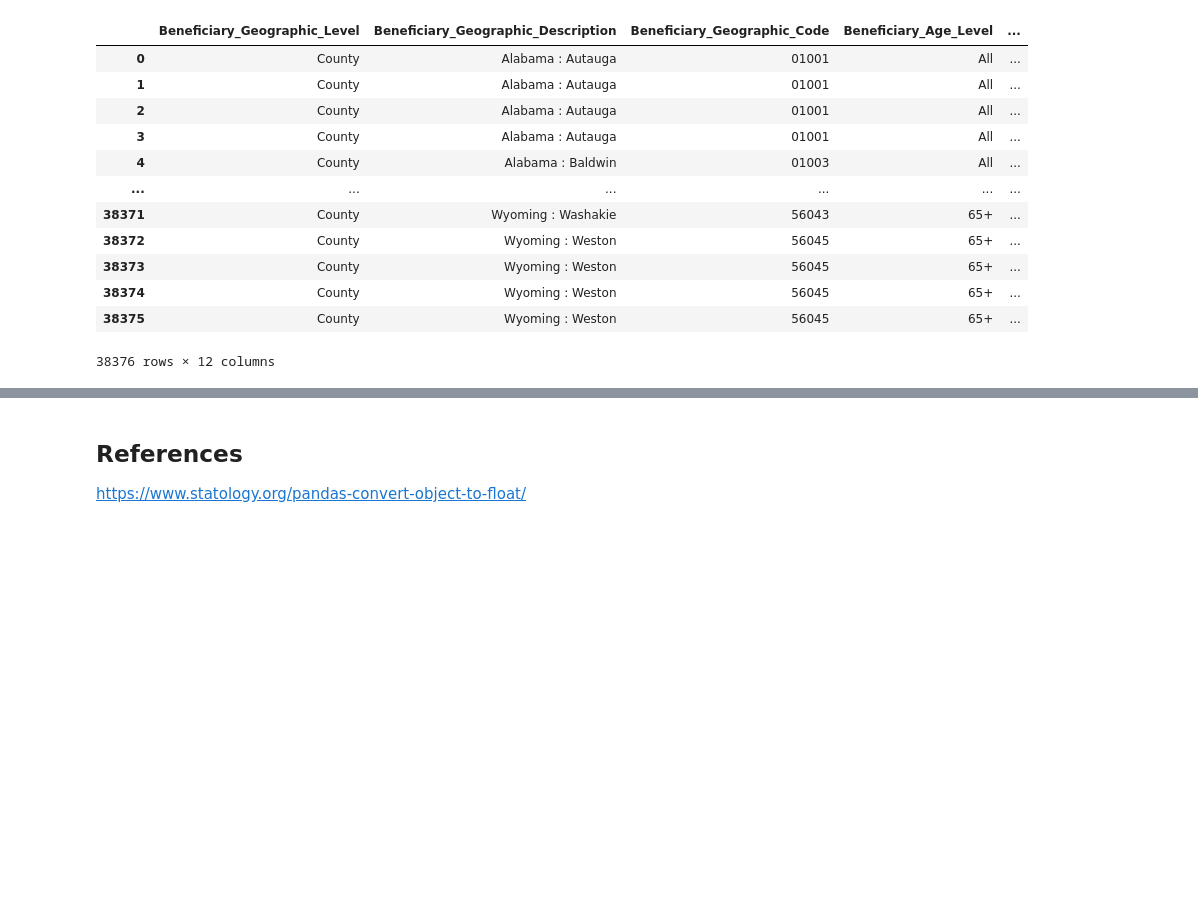
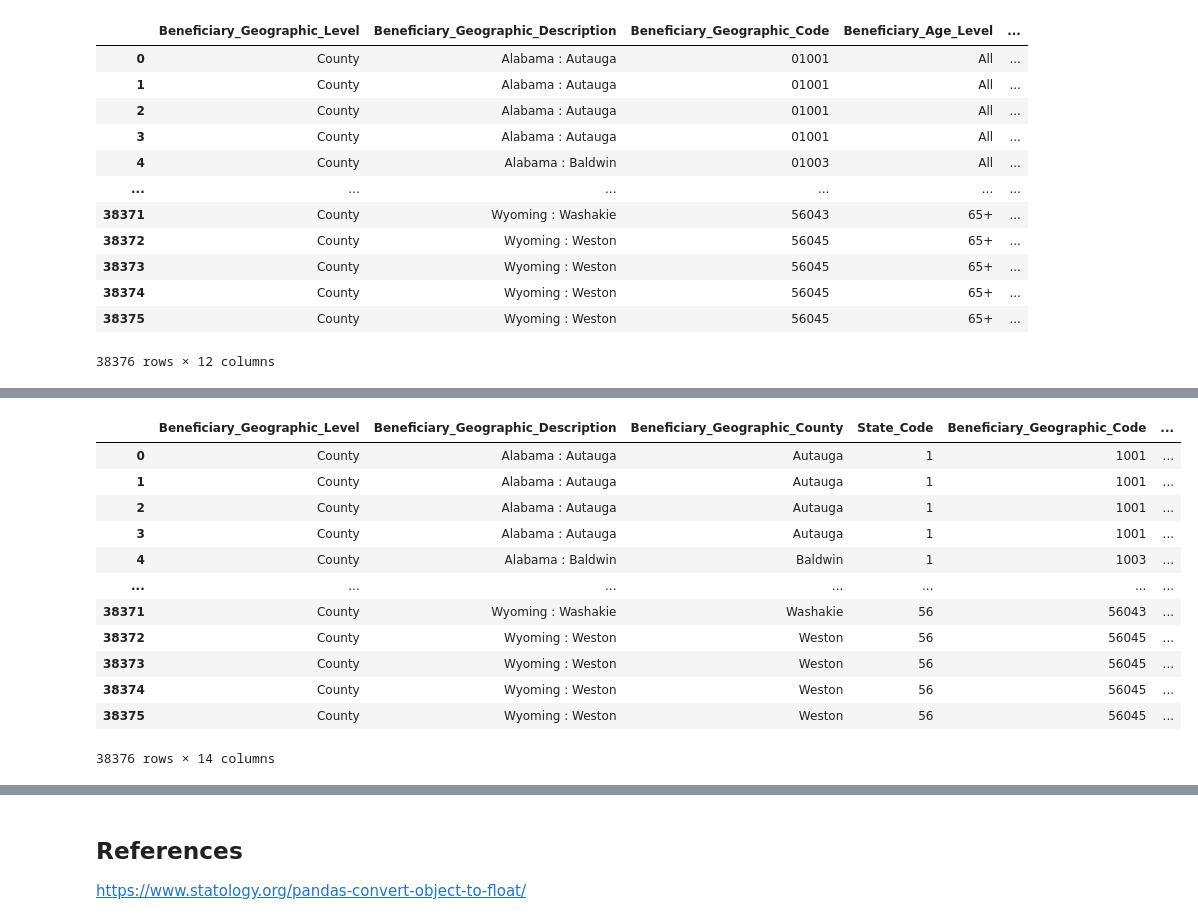
Before and after one commit to ShipraGupta16/Project_1, a Jupyter notebook: multiple_chronic_conditions_cms_2017.ipynb, the cells around one changed output, grey strips where cells are left out. Saved outputs shown, nothing was run; the diff lists cells and outputs as text; code cells hidden in the pictures; blank space fills up the shorter version.

```diff
--- a/multiple_chronic_conditions_cms_2017.ipynb
+++ b/multiple_chronic_conditions_cms_2017.ipynb
@@ -308,0 +305,4 @@ mcc_county_df.describe()
+# %%
+# creating a County column from the Beneficiary_Geographic_Description column
+mcc_county_df["Beneficiary_Geographic_County"] = mcc_county_df["Beneficiary_Geographic_Description"].str.split(": ").str[1]
+mcc_county_df
@@ -308,0 +323,4 @@ mcc_county_df.describe()
+# %%
+# converting the datatype of Beneficiary_Geographic_Code
+mcc_county_df["Beneficiary_Geographic_Code"] = mcc_county_df["Beneficiary_Geographic_Code"].apply(pd.to_numeric, errors='coerce')
+mcc_county_df.info()
@@ -308,0 +348,5 @@ mcc_county_df.describe()
+# %%
+# creating a State code from Beneficiary_Geographic_Code to merge with geojson data later
+# Using floor division to extract the
+mcc_county_df.loc[:,"State_Code"] = mcc_county_df["Beneficiary_Geographic_Code"] // 1000
+mcc_county_df
@@ -308,0 +367,24 @@ mcc_county_df.describe()
+# %%
+# Rearranging the columns of mcc_county_df
+mcc_county_df = mcc_county_df[["Beneficiary_Geographic_Level", "Beneficiary_Geographic_Description", \
+                               "State_Code", "Beneficiary_Geographic_County", "Beneficiary_Geographic_Code", \
+                               "Beneficiary_Age_Level", "Beneficiary_Demographic_Level", \
+                               "Beneficiary_Demographic_Description", "Beneficiary_Multiple_Chronic_Condition_Group",
+                               "Prevalence", "Total_Medicare_Standardized_Per_Capita_Spending", \
+                               "Total_Medicare_Per_Capita_Spending", "Hospital_Readmission_Rate", \
+                               "Emergency_Room_Visits_per_1,000_Beneficiaries"]]
+mcc_county_df
+# %% [output]
+|  | Beneficiary_Geographic_Level | Beneficiary_Geographic_Description | Beneficiary_Geographic_County | State_Code | Beneficiary_Geographic_Code | ... |
+| 0 | County | Alabama : Autauga | Autauga | 1 | 1001 | ... |
+| 1 | County | Alabama : Autauga | Autauga | 1 | 1001 | ... |
+| 2 | County | Alabama : Autauga | Autauga | 1 | 1001 | ... |
+| 3 | County | Alabama : Autauga | Autauga | 1 | 1001 | ... |
+| 4 | County | Alabama : Baldwin | Baldwin | 1 | 1003 | ... |
+| ... | ... | ... | ... | ... | ... | ... |
+| 38371 | County | Wyoming : Washakie | Washakie | 56 | 56043 | ... |
+| 38372 | County | Wyoming : Weston | Weston | 56 | 56045 | ... |
+| 38373 | County | Wyoming : Weston | Weston | 56 | 56045 | ... |
+| 38374 | County | Wyoming : Weston | Weston | 56 | 56045 | ... |
+| 38375 | County | Wyoming : Weston | Weston | 56 | 56045 | ... |
+38376 rows × 14 columns
```
Also changed, not shown: parts of 16 cells of this notebook, 3 other files.
